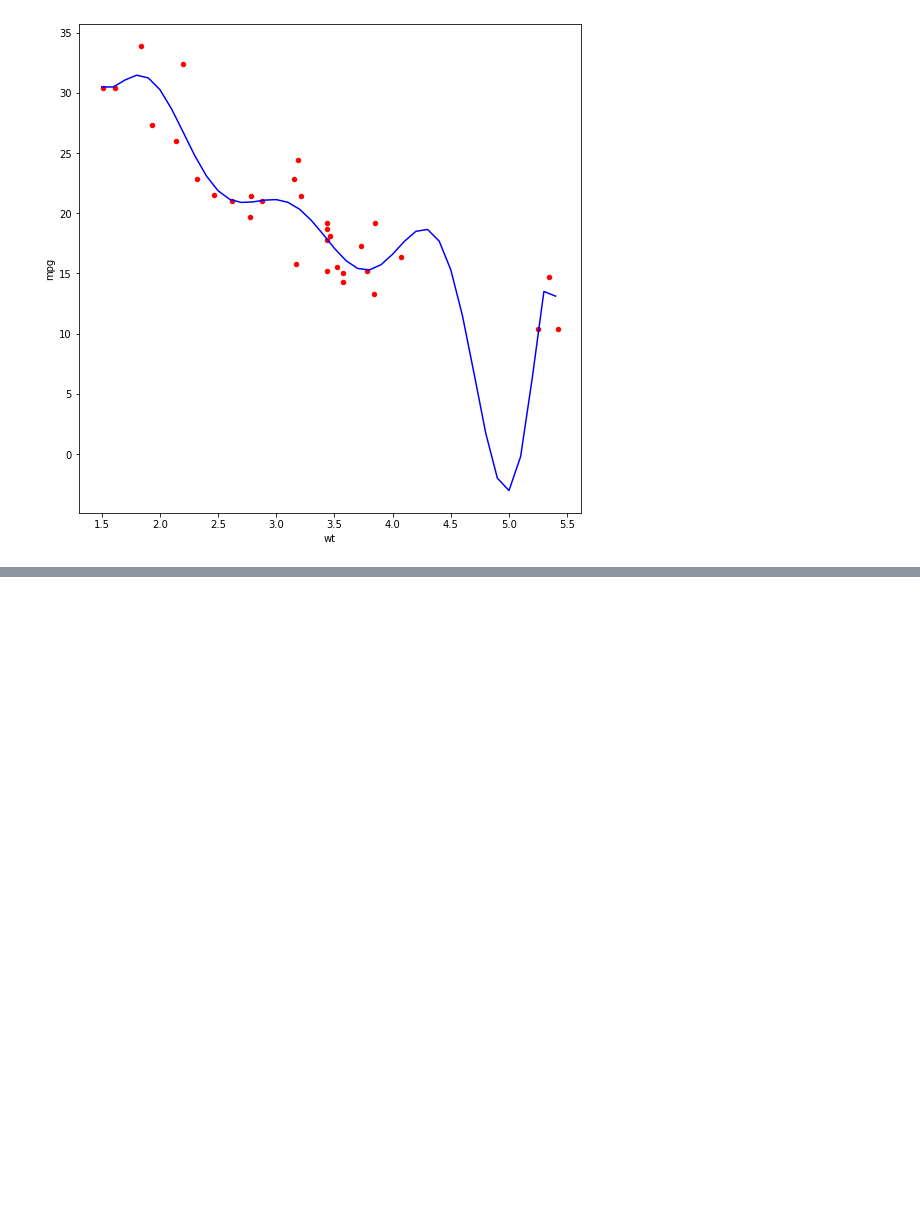
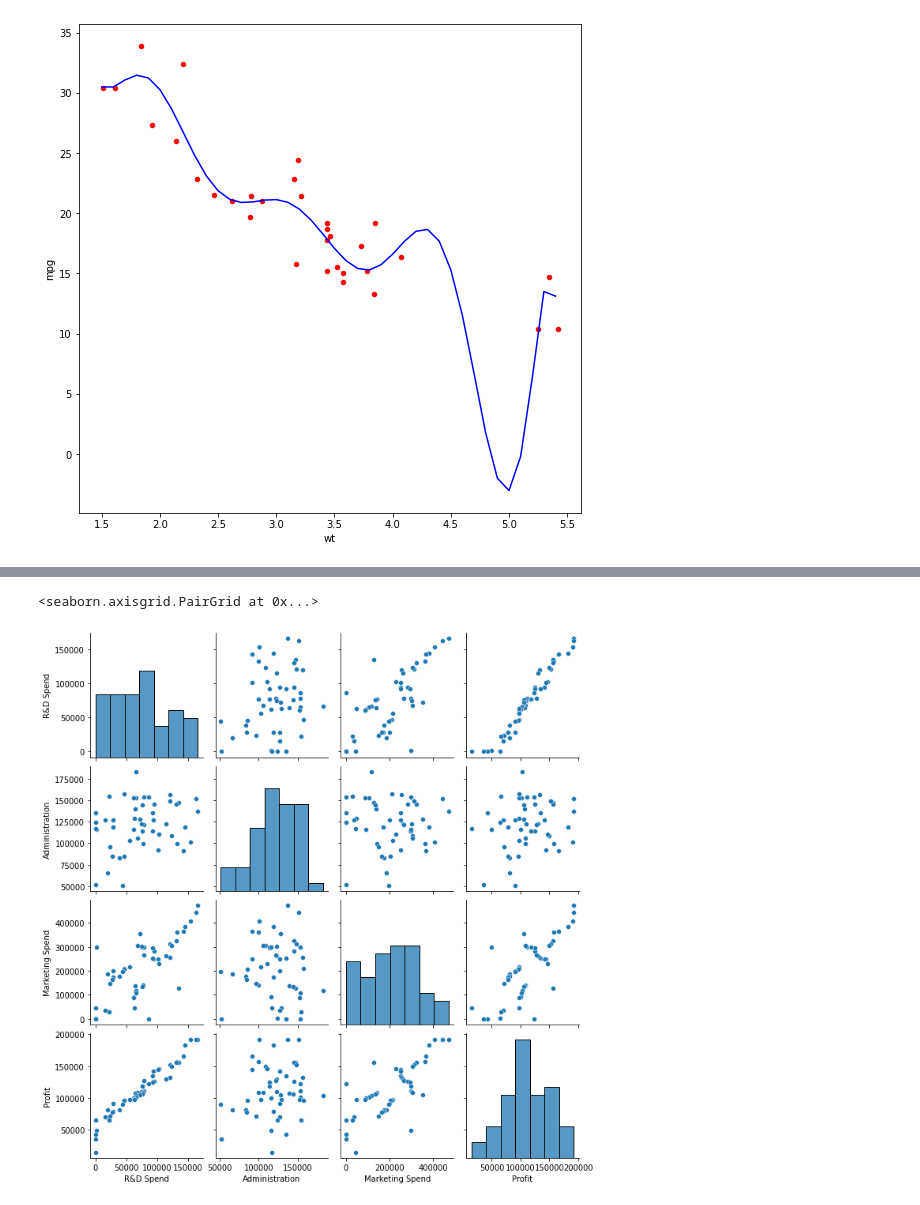
Before and after one commit to TuanLBT/AI_learning, a Jupyter notebook: deep_learning.ipynb, the cells around one changed output, grey strips where cells are left out. Saved outputs shown, nothing was run; the diff lists cells and outputs as text; code cells hidden in the pictures; blank space fills up the shorter version.

```diff
--- a/deep_learning.ipynb
+++ b/deep_learning.ipynb
@@ -475,3 +475,12 @@ plt.plot(range,y_pred9,color='blue')
 # %% [output]
 [<matplotlib.lines.Line2D at 0x...>]
 [figure]
+# %%
+#phải chuẩn hóa cái việc học dữ liệu như thế nào mới chuẩn xác
+import numpy as np
+import matplotlib.pyplot as plt
+import pandas as pd
+import seaborn as sns #vẽ biểu đồ phân bố dữ liệu
+
+dataframe = pd.read_csv('50_Startups.csv')
+dataframe.head()
@@ -477,0 +494,5 @@ plt.plot(range,y_pred9,color='blue')
+# %%
+sns.pairplot(dataframe)
+# %% [output]
+<seaborn.axisgrid.PairGrid at 0x...>
+[figure, added]
```
Also changed, not shown: parts of 19 cells of this notebook.
